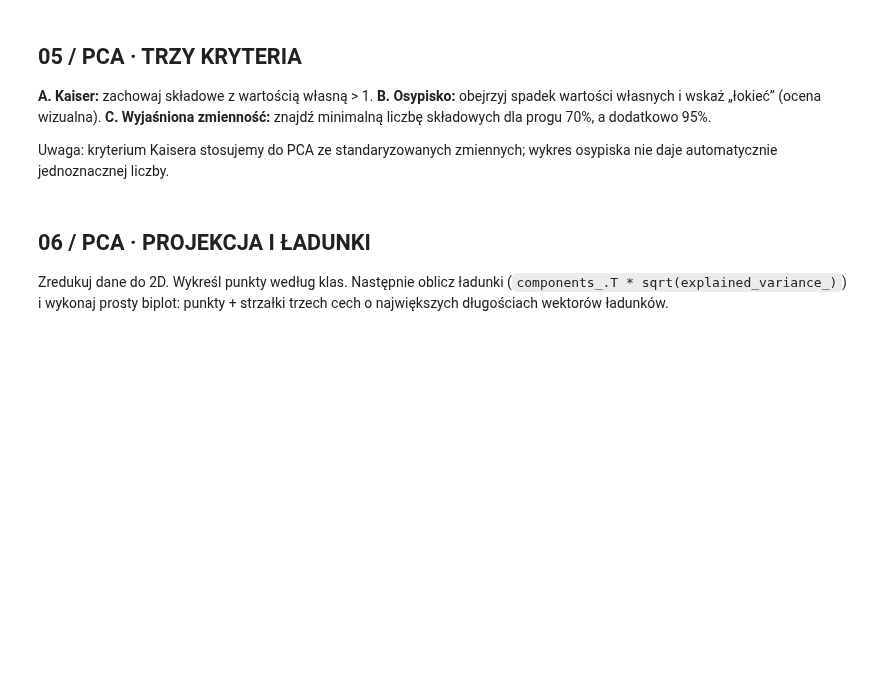
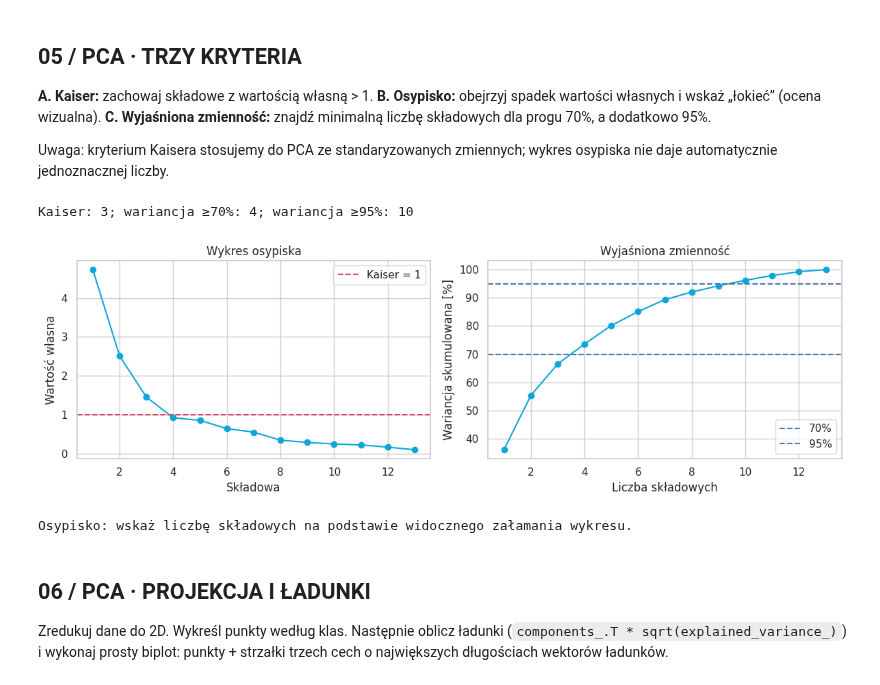
Before and after one commit to DeepDive-UG/BootcampAI_26_27, a Jupyter notebook: Zajecia_2/01_DeepDive_kursanci_wypelnione.ipynb, the cells around one changed output. Drawn from its saved outputs; the diff is of its cells as text; code cells hidden in the pictures; blank space fills up the shorter version.

```diff
--- a/Zajecia_2/01_DeepDive_kursanci_wypelnione.ipynb
+++ b/Zajecia_2/01_DeepDive_kursanci_wypelnione.ipynb
@@ -49,0 +119,12 @@ Dopasuj PCA bez ograniczania liczby składowych. Zapisz wartości własne, udzia
+# %%
+# TODO: PCA(), fit(X_scaled); eigenvalues, explained_ratio, cumulative
+pca_full = PCA().fit(X_scaled)
+eigenvalues = pca_full.explained_variance_
+explained_ratio = pca_full.explained_variance_ratio_
+cumulative = np.cumsum(explained_ratio)
+display(pd.DataFrame({
+    "PC": np.arange(1, len(eigenvalues) + 1),
+    "wartosc_wlasna": eigenvalues,
+    "wariancja_%": 100 * explained_ratio,
+    "skumulowana_%": 100 * cumulative
+}).round(2))
@@ -59,3 +152,29 @@ Uwaga: kryterium Kaisera stosujemy do PCA ze standaryzowanych zmiennych; wykres
+# %%
+# TODO: n_kaiser, n_70, n_95
+# TODO: wykres osypiska oraz wykres skumulowanej wariancji
+n_kaiser = int(np.sum(eigenvalues > 1))
+n_70 = int(np.searchsorted(cumulative, .70) + 1)
+n_95 = int(np.searchsorted(cumulative, .95) + 1)
+print(f"Kaiser: {n_kaiser}; wariancja ≥70%: {n_70}; wariancja ≥95%: {n_95}")
+
+pcs = np.arange(1, len(eigenvalues) + 1)
+fig, ax = plt.subplots(1, 2, figsize=(12, 4))
+ax[0].plot(pcs, eigenvalues, "o-", color="#0CA6D8")
+ax[0].axhline(1, color="#D84A64", linestyle="--", label="Kaiser = 1")
+ax[0].set(xlabel="Składowa", ylabel="Wartość własna", title="Wykres osypiska")
+ax[0].legend()
+ax[1].plot(pcs, cumulative * 100, "o-", color="#0CA6D8")
+for threshold in [70, 95]:
+    ax[1].axhline(threshold, linestyle="--", label=f"{threshold}%")
+ax[1].set(xlabel="Liczba składowych", ylabel="Wariancja skumulowana [%]", title="Wyjaśniona zmienność")
+ax[1].legend()
+plt.tight_layout()
+plt.show()
+print("Osypisko: wskaż liczbę składowych na podstawie widocznego załamania wykresu.")
+# %% [output]
+Kaiser: 3; wariancja ≥70%: 4; wariancja ≥95%: 10
+[figure, added]
+Osypisko: wskaż liczbę składowych na podstawie widocznego załamania wykresu.
 # %% [markdown]
 ## 06 / PCA · PROJEKCJA I ŁADUNKI
 
```
Also changed, not shown: parts of 15 cells of this notebook.
